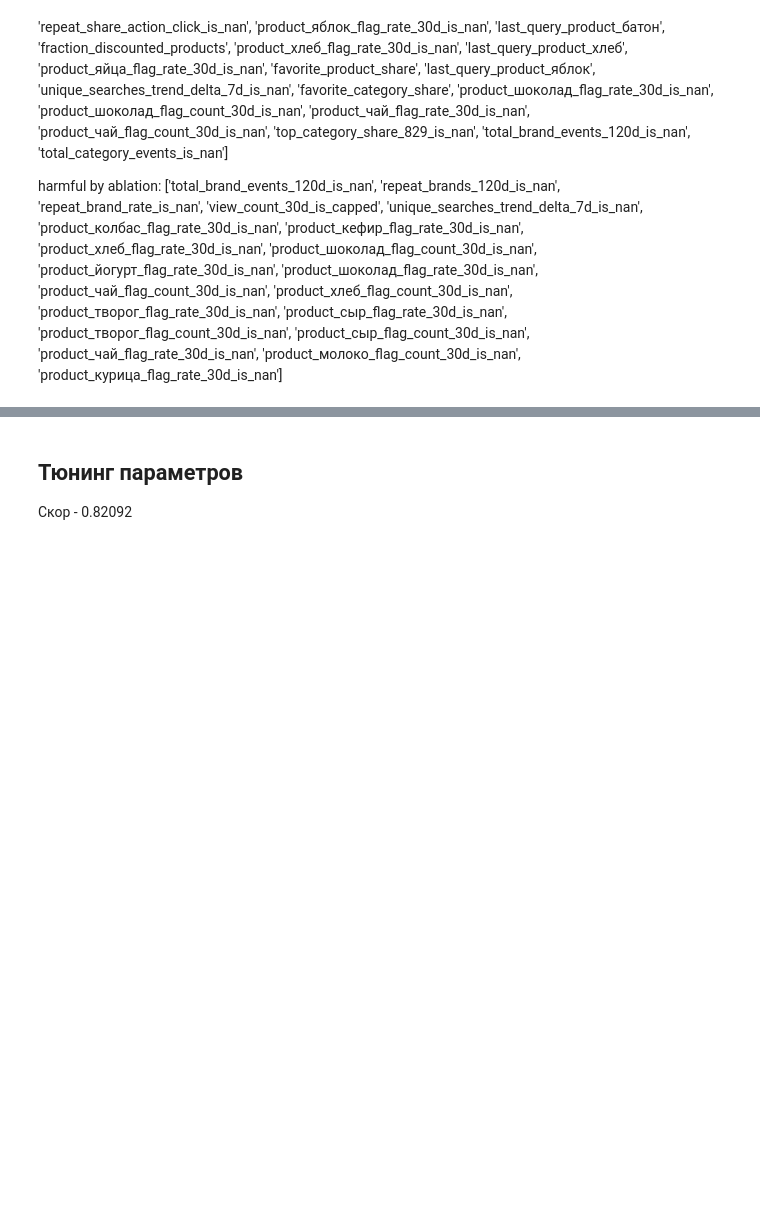
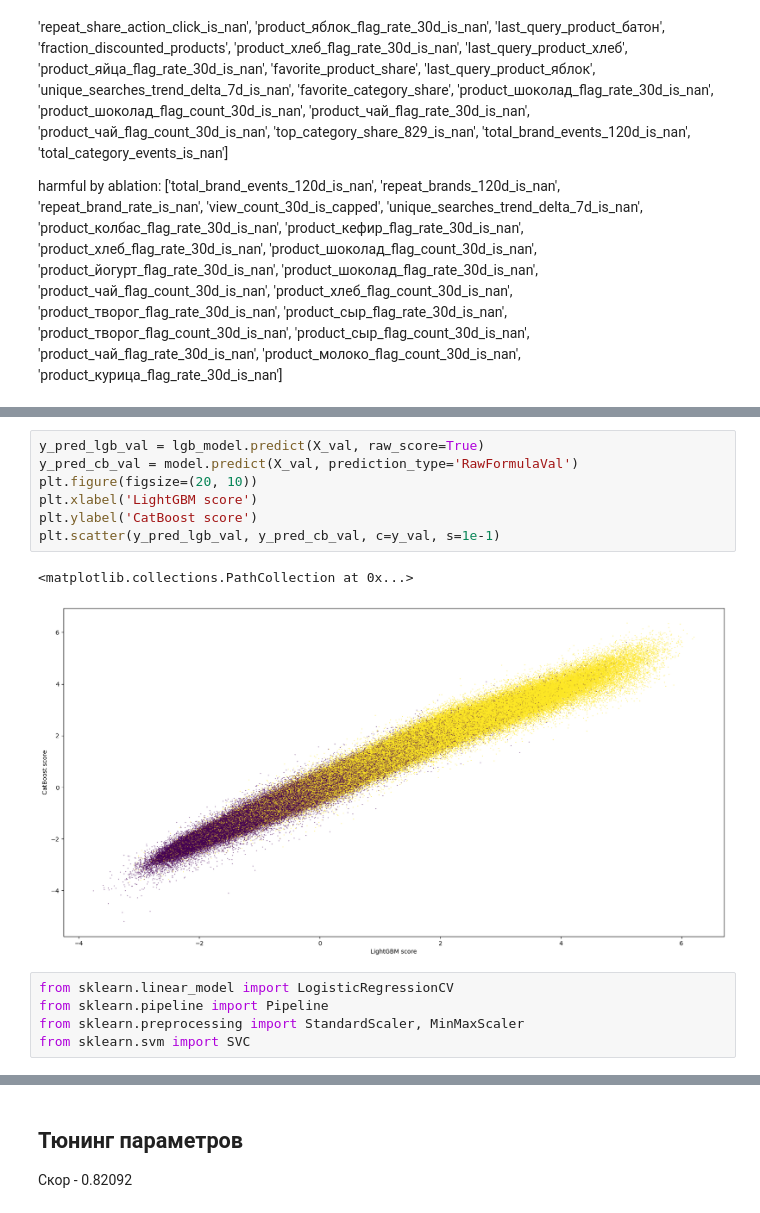
Before and after one commit to LumbaBalumba/aim_ml, a Jupyter notebook: 10/test.ipynb, the cells around one changed output, grey strips where cells are left out. Drawn from its saved outputs; the diff is of its cells as text; blank space fills up the shorter version.

```diff
--- a/10/test.ipynb
+++ b/10/test.ipynb
@@ -406,0 +458,15 @@ with open('drop.json', 'wt', encoding='utf-8-sig') as f:
+# %%
+y_pred_lgb_val = lgb_model.predict(X_val, raw_score=True)
+y_pred_cb_val = model.predict(X_val, prediction_type='RawFormulaVal')
+plt.figure(figsize=(20, 10))
+plt.xlabel('LightGBM score')
+plt.ylabel('CatBoost score')
+plt.scatter(y_pred_lgb_val, y_pred_cb_val, c=y_val, s=1e-1)
+# %% [output]
+<matplotlib.collections.PathCollection at 0x...>
+[figure, added]
+# %%
+from sklearn.linear_model import LogisticRegressionCV
+from sklearn.pipeline import Pipeline
+from sklearn.preprocessing import StandardScaler, MinMaxScaler
+from sklearn.svm import SVC
```
Also changed, not shown: parts of 73 cells of this notebook, 3 other files.
